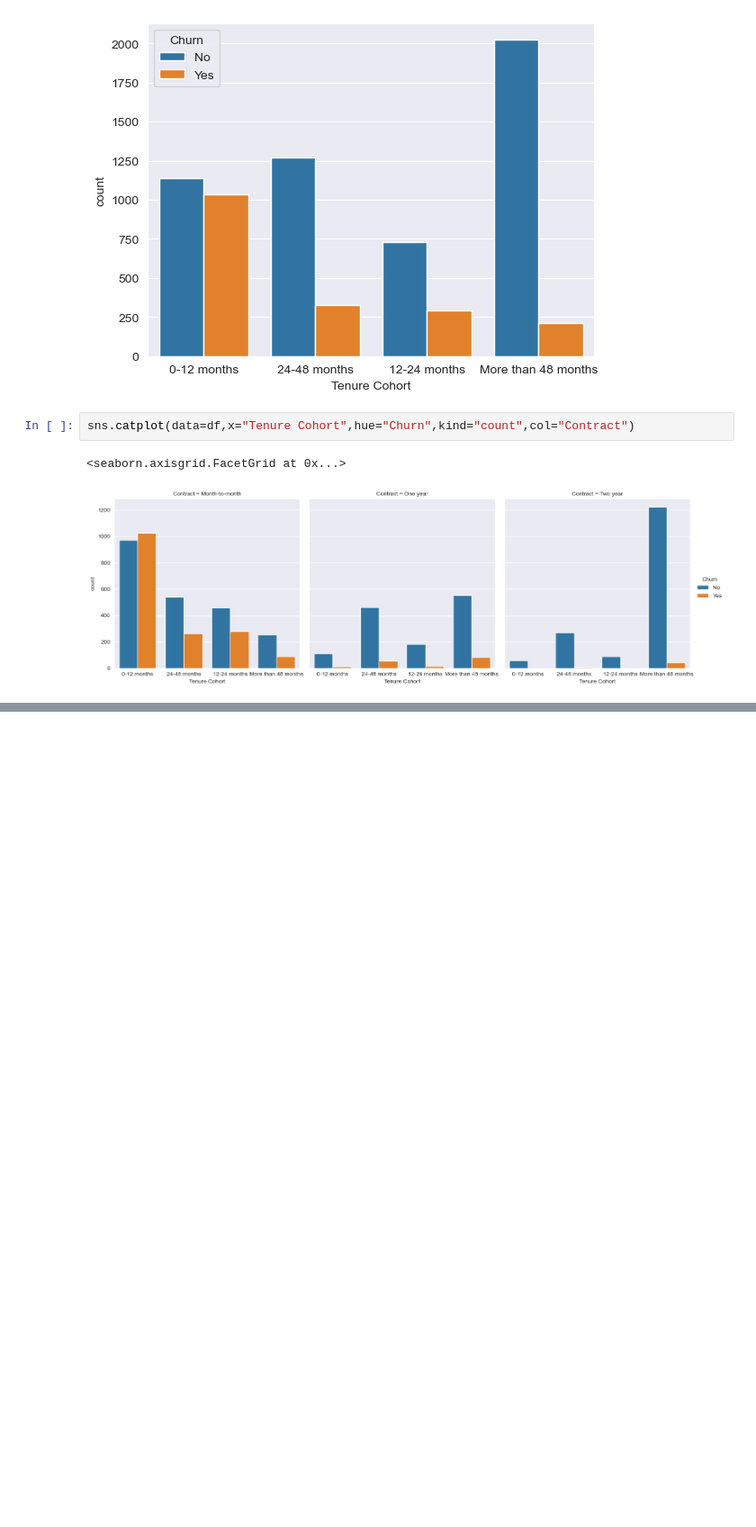
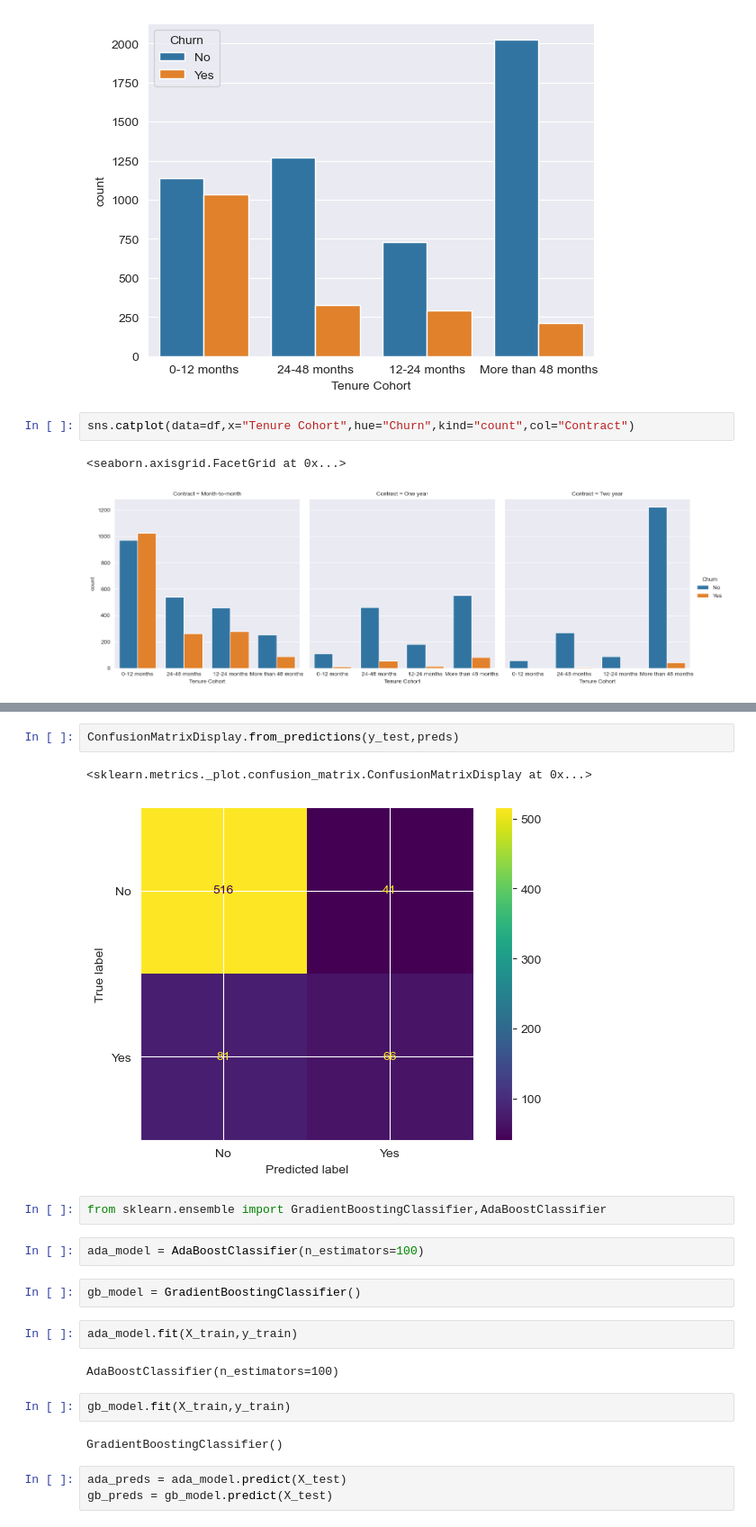
Before and after one commit to mlkbrv/MachineLearningPorjects, a Jupyter notebook: DesicionTrees.ipynb, the cells around one changed output, grey strips where cells are left out. Shown at 90% size. Drawn from its saved outputs; the diff is of its cells as text; blank space fills up the shorter version.

```diff
--- a/DesicionTrees.ipynb
+++ b/DesicionTrees.ipynb
@@ -198,0 +297,22 @@ sns.catplot(data=df,x="Tenure Cohort",hue="Churn",kind="count",col="Contract")
+# %%
+ConfusionMatrixDisplay.from_predictions(y_test,preds)
+# %% [output]
+<sklearn.metrics._plot.confusion_matrix.ConfusionMatrixDisplay at 0x...>
+[figure, added]
+# %%
+from sklearn.ensemble import GradientBoostingClassifier,AdaBoostClassifier
+# %%
+ada_model = AdaBoostClassifier(n_estimators=100)
+# %%
+gb_model = GradientBoostingClassifier()
+# %%
+ada_model.fit(X_train,y_train)
+# %% [output]
+AdaBoostClassifier(n_estimators=100)
+# %%
+gb_model.fit(X_train,y_train)
+# %% [output]
+GradientBoostingClassifier()
+# %%
+ada_preds = ada_model.predict(X_test)
+gb_preds = gb_model.predict(X_test)
```
Also changed, not shown: parts of 28 cells of this notebook.
